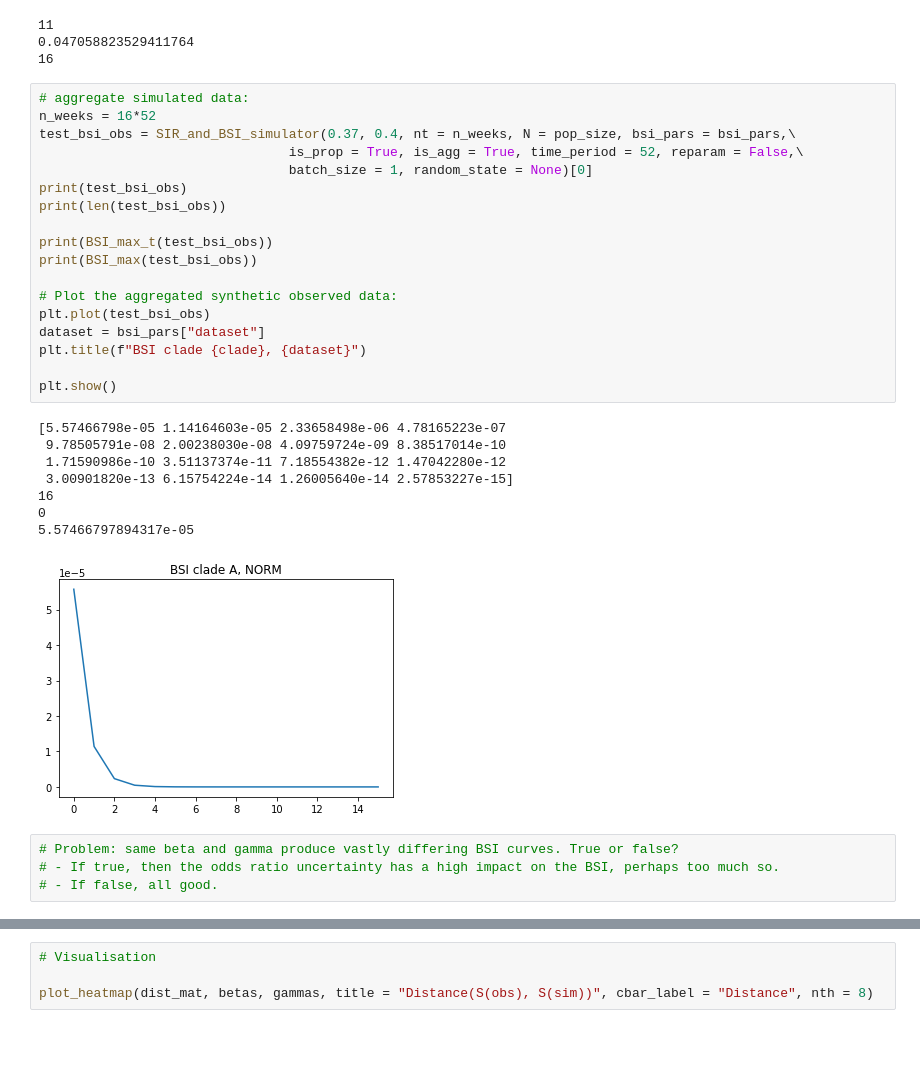
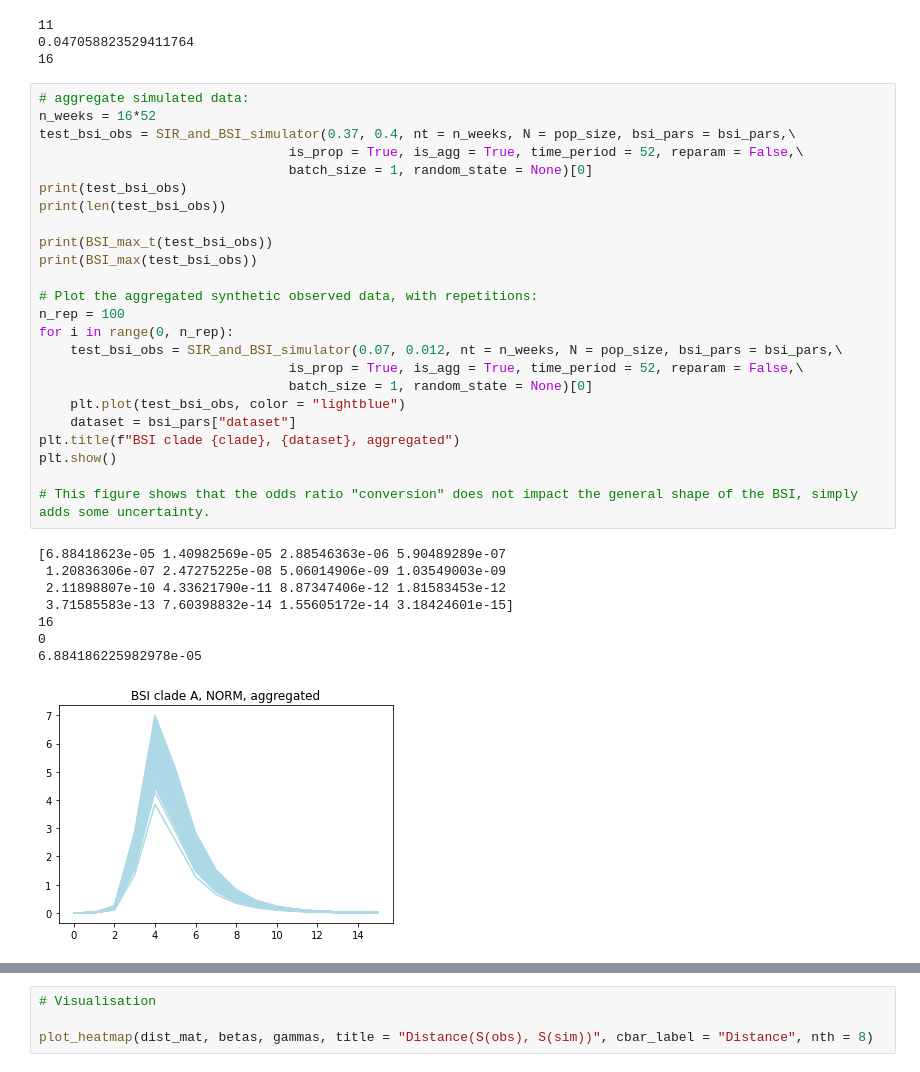
Before and after one commit to fanoja/Ecoli-R0, a Jupyter notebook: SIR simulation grid.ipynb, the cells around one changed output, grey strips where cells are left out. Drawn from its saved outputs; the diff is of its cells as text; blank space fills up the shorter version.

```diff
--- a/SIR simulation grid.ipynb
+++ b/SIR simulation grid.ipynb
@@ -339,34 +382,36 @@ print(len(bsi_obs_data))
 # %%
 # aggregate simulated data:
 n_weeks = 16*52
 test_bsi_obs = SIR_and_BSI_simulator(0.37, 0.4, nt = n_weeks, N = pop_size, bsi_pars = bsi_pars,\
                                 is_prop = True, is_agg = True, time_period = 52, reparam = False,\
                                 batch_size = 1, random_state = None)[0]
 print(test_bsi_obs)
 print(len(test_bsi_obs))
 
 print(BSI_max_t(test_bsi_obs))
 print(BSI_max(test_bsi_obs))
 
-# Plot the aggregated synthetic observed data:
-plt.plot(test_bsi_obs)
-dataset = bsi_pars["dataset"]
-plt.title(f"BSI clade {clade}, {dataset}")
+# Plot the aggregated synthetic observed data, with repetitions:
+n_rep = 100
+for i in range(0, n_rep):
+    test_bsi_obs = SIR_and_BSI_simulator(0.07, 0.012, nt = n_weeks, N = pop_size, bsi_pars = bsi_pars,\
+                                is_prop = True, is_agg = True, time_period = 52, reparam = False,\
+                                batch_size = 1, random_state = None)[0]
+    plt.plot(test_bsi_obs, color = "lightblue")
+    dataset = bsi_pars["dataset"]
+plt.title(f"BSI clade {clade}, {dataset}, aggregated")
+plt.show()
 
-plt.show()
+# This figure shows that the odds ratio "conversion" does not impact the general shape of the BSI, simply adds some uncertainty.
 # %% [output]
-[5.57466798e-05 1.14164603e-05 2.33658498e-06 4.78165223e-07
- 9.78505791e-08 2.00238030e-08 4.09759724e-09 8.38517014e-10
- 1.71590986e-10 3.51137374e-11 7.18554382e-12 1.47042280e-12
- 3.00901820e-13 6.15754224e-14 1.26005640e-14 2.57853227e-15]
+[6.88418623e-05 1.40982569e-05 2.88546363e-06 5.90489289e-07
+ 1.20836306e-07 2.47275225e-08 5.06014906e-09 1.03549003e-09
+ 2.11898807e-10 4.33621790e-11 8.87347406e-12 1.81583453e-12
+ 3.71585583e-13 7.60398832e-14 1.55605172e-14 3.18424601e-15]
 16
 0
-5.57466797894317e-05
+6.884186225982978e-05
-[figure, old version]
+[figure, new version]
-# %%
-# Problem: same beta and gamma produce vastly differing BSI curves. True or false?
-# - If true, then the odds ratio uncertainty has a high impact on the BSI, perhaps too much so.
-# - If false, all good.
 # %%
 # Grid simulation
 # dimensions of the grid to simulate
```
Also changed, not shown: parts of 11 cells of this notebook.
